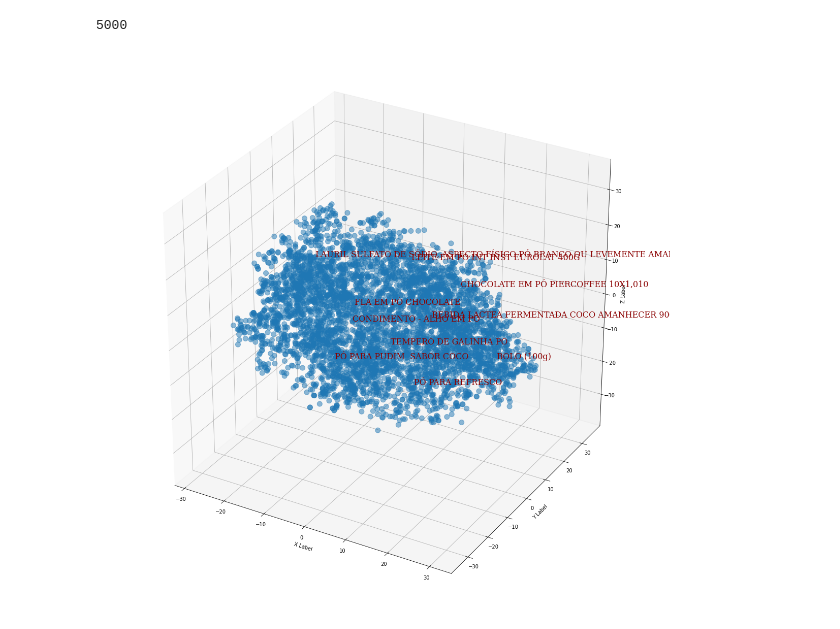
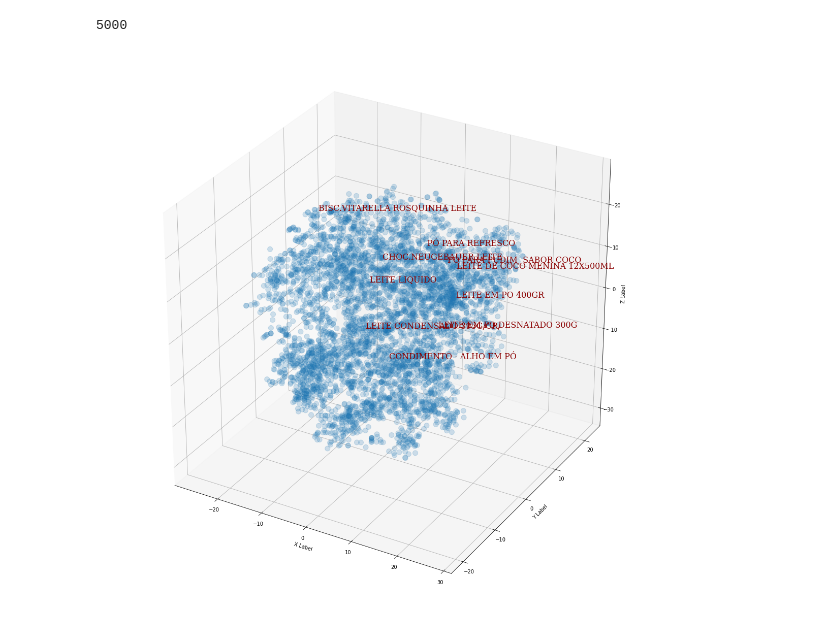
Before and after one commit to mfilipak/AFRAC_IA, a Jupyter notebook: 002_Embeddings1_Portal_da_Transparência.ipynb, the cells around one changed output. Drawn from its saved outputs; the diff is of its cells as text; code cells hidden in the pictures.

```diff
--- a/002_Embeddings1_Portal_da_Transparência.ipynb
+++ b/002_Embeddings1_Portal_da_Transparência.ipynb
@@ -399,8 +404,7 @@ def cos_sim(a,b):
 # %%
-model = Doc2Vec(tagged_data, vector_size = 50, window = 2, min_count = 1, epochs = 5, compute_loss=True)
 for i in range(10):
   print(i+1, end="\r")
-  model.train(tagged_data, epochs=20, total_examples=model.corpus_count, callbacks=[])
+  model.train(tagged_data, epochs=50, total_examples=model.corpus_count, callbacks=[])
   dotprodstl = []
   for j in range(100):
     test_doc = ["tomate"]
@@ -626,7 +630,7 @@ font = {'family': 'serif',
 fig = plt.figure(figsize=(20,20))
 ax = fig.add_subplot(projection='3d')
 
-ax.scatter(x_vals, y_vals, z_vals, alpha=0.5, s=100)
+ax.scatter(x_vals, y_vals, z_vals, alpha=0.2, s=100)
 
 ax.set_xlabel('X Label')
 ax.set_ylabel('Y Label')
@@ -637,33 +641,35 @@ indices = list(range(len(labels)))
 #choice = random.randint(0,len(vecs)-1)
 
 #Talvez com distância do cosseno fique melhor
 choice = 400
 
 #EUCLIDEAN
 #selected_indices = np.argsort(((vecs[choice]-np.array(vecs))**2).sum(axis=-1))[:5]
 
 #COSSINE
 selected_indices = np.argsort(np.array(vecs).dot(vecs[choice])/(norm(vecs, axis=-1)*norm(vecs[choice])))[::-1][:5]
 
 test_doc = word_tokenize("leite em pó".lower())
+#test_doc = word_tokenize("refrigerante coca-cola".lower())
+#test_doc = word_tokenize("banana caturra".lower())
 test_doc_vector = model.infer_vector(test_doc)
 #selected_indices = np.argsort(np.array(vecs).dot(test_doc_vector)/(norm(vecs, axis=-1)*norm(test_doc_vector)))[::-1][:5]
 #selected_indices = np.argsort(((test_doc_vector-np.array(vecs))**2).sum(axis=-1))[:3]
 
 test = model.docvecs.most_similar(positive = [test_doc_vector])
 idxs = [_[0] for _ in test]
 centers = tsne.fit_transform(np.array([model.infer_vector(text_corpus[_].lower()) for _ in idxs]))
 #for i, [x,y,z] in zip(idxs, centers):
 #  ax.text(x, y, z, text_corpus[i], fontdict=font)
 #  print(i,x,y,z)
 
 selected_indices = [_[0] for _ in test]
 
 for i in selected_indices:
   ax.text(x_vals[i], y_vals[i], z_vals[i], text_corpus[i], fontdict=font)
 
 plt.show()
 # %% [output]
-[figure, old version]
+[figure, new version]
 # %%
 centers
```
Also changed, not shown: parts of 16 cells of this notebook.
